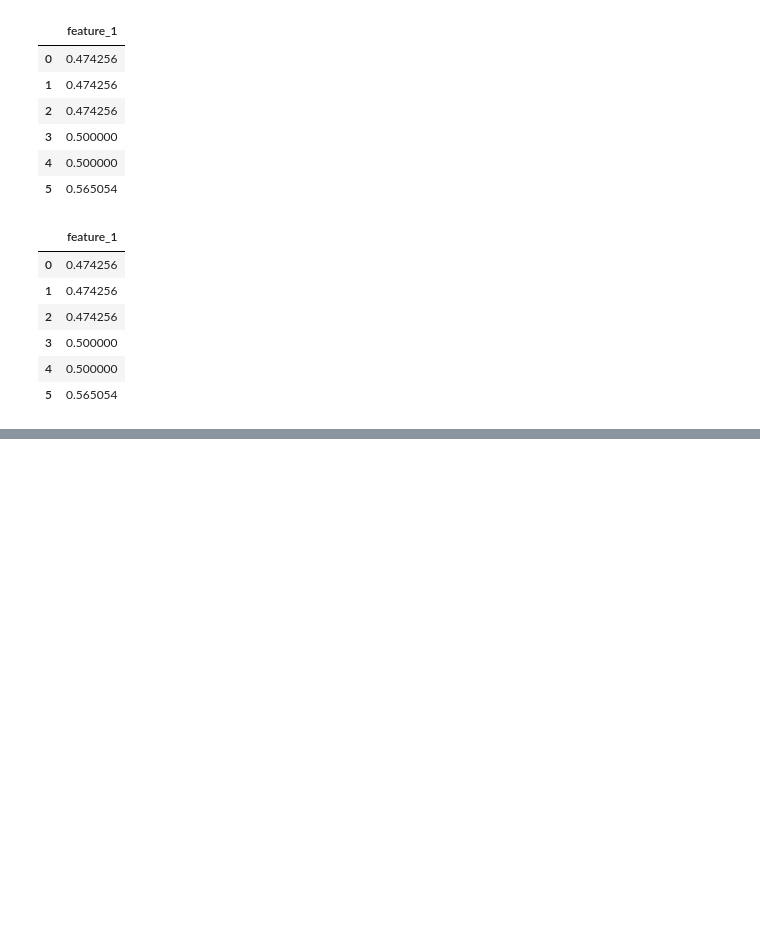
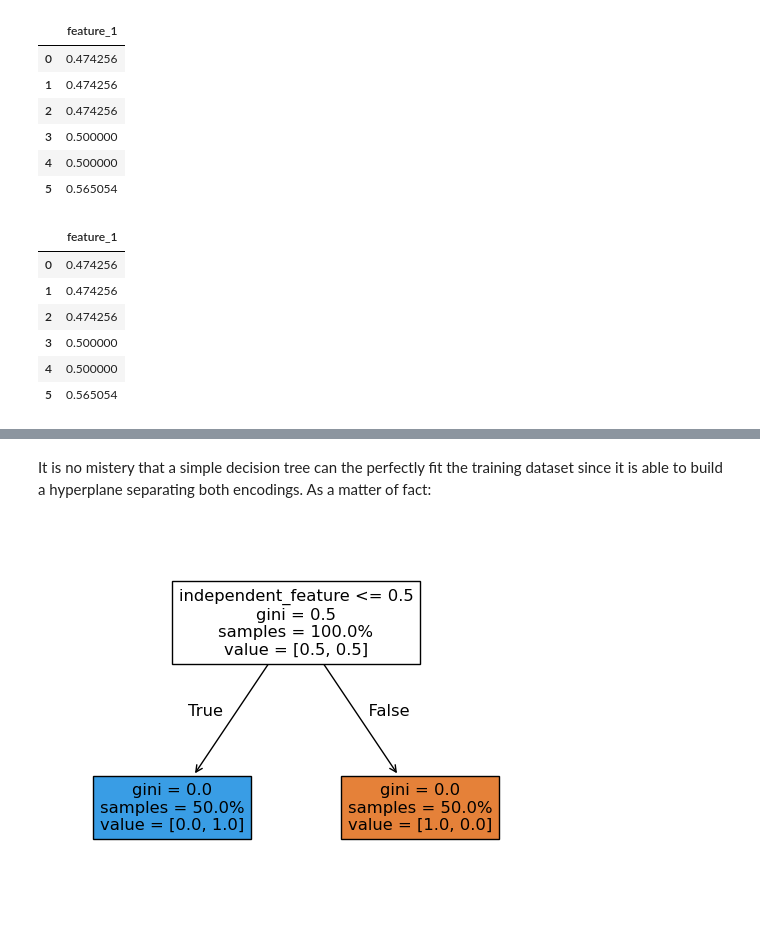
Before and after one commit to dooreas/TowardsCatboost, a Jupyter notebook: towards_catboost.ipynb, the cells around one changed output, grey strips where cells are left out. Cells and saved outputs as stored; diff of their text form; code cells hidden in the pictures; blank space fills up the shorter version.

```diff
--- a/towards_catboost.ipynb
+++ b/towards_catboost.ipynb
@@ -182,0 +187,8 @@ These are basically two scenarios:
+# %%
+dataset_2 = pd.DataFrame(
+    {
+        "independent_feature": ["a"] * 10,
+        "target": [0, 1, 0, 1, 0, 1, 0, 1, 0, 1],
+    },
+)
+dataset_2
@@ -182,0 +213,4 @@ These are basically two scenarios:
+# %%
+loo_encoder = ce.LeaveOneOutEncoder()
+encoded_data = loo_encoder.fit_transform(dataset_2[["independent_feature"]], dataset_2["target"])
+encoded_data
@@ -182,0 +229,13 @@ These are basically two scenarios:
+# %% [markdown]
+It is no mistery that a simple decision tree can the perfectly fit the training dataset since it is able to build a hyperplane separating both encodings.
+As a matter of fact:
+# %%
+tree = DecisionTreeClassifier().fit(encoded_data, dataset_2["target"])
+figure = plot_tree(
+    tree,
+    proportion=True,
+    filled=True,
+    feature_names=["independent_feature"],
+)
+# %% [output]
+[figure, added]
```
Also changed, not shown: parts of 7 cells of this notebook, 1 other file.
